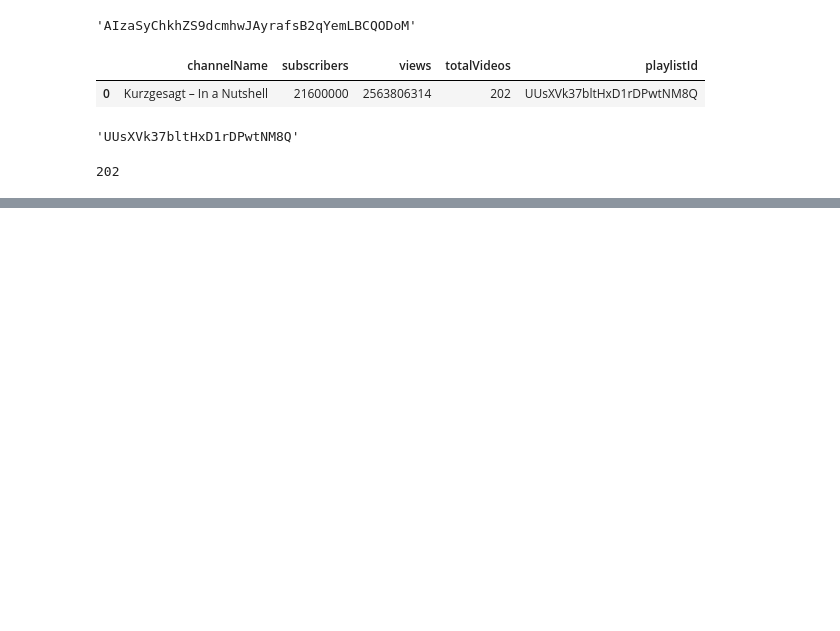
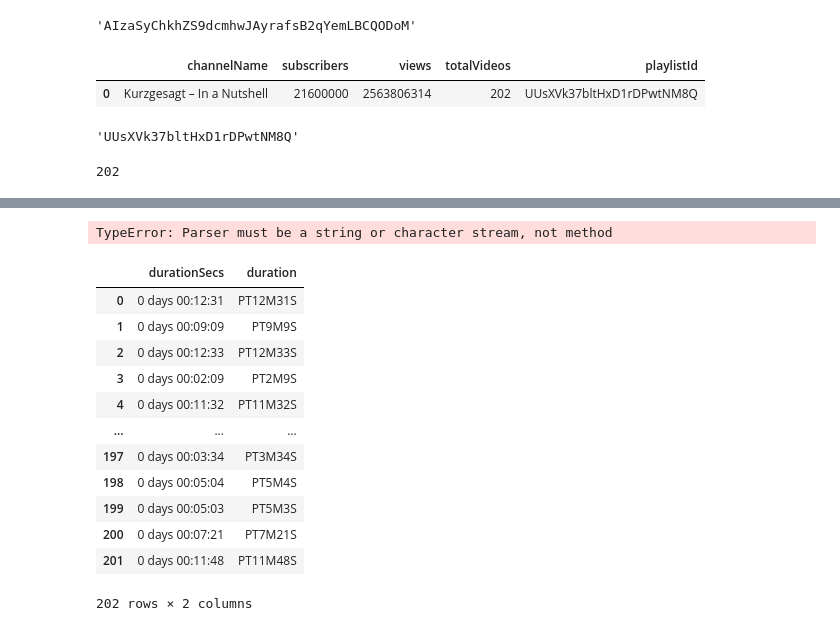
Before and after one commit to dilekilgenn/new-project, a Jupyter notebook: youtube_api_project.ipynb, the cells around one changed output, grey strips where cells are left out. Cells and saved outputs as stored; diff of their text form; code cells hidden in the pictures; blank space fills up the shorter version.

```diff
--- a/youtube_api_project.ipynb
+++ b/youtube_api_project.ipynb
@@ -86,0 +152,31 @@ len(video_ids)
+# %%
+#Convert count columns to numeric
+numeric_cols= ["viewCount","likeCount","favouriteCount","commentCount"]
+video_df[numeric_cols] = video_df[numeric_cols].apply(pd.to_numeric, errors="coerce", axis=1)
+# %%
+# Find published day
+video_df['publishedAt'] = video_df['publishedAt'].apply(lambda x: parser.parse(x))
+video_df['pushblishDayName'] = video_df['publishedAt'].apply(lambda x: x.strftime("%A"))
+# %% [output]
+TypeError: Parser must be a string or character stream, not method
+# %%
+# convert duration to seconds
+video_df['durationSecs'] = video_df['duration'].apply(lambda x: isodate.parse_duration(x))
+video_df['durationSecs'] = video_df['durationSecs'].astype('timedelta64[s]')
+# %%
+
+video_df[['durationSecs', 'duration']]
+# %% [output]
+|  | durationSecs | duration |
+| 0 | 0 days 00:12:31 | PT12M31S |
+| 1 | 0 days 00:09:09 | PT9M9S |
+| 2 | 0 days 00:12:33 | PT12M33S |
+| 3 | 0 days 00:02:09 | PT2M9S |
+| 4 | 0 days 00:11:32 | PT11M32S |
+| ... | ... | ... |
+| 197 | 0 days 00:03:34 | PT3M34S |
+| 198 | 0 days 00:05:04 | PT5M4S |
+| 199 | 0 days 00:05:03 | PT5M3S |
+| 200 | 0 days 00:07:21 | PT7M21S |
+| 201 | 0 days 00:11:48 | PT11M48S |
+202 rows × 2 columns
```
Also changed, not shown: parts of 6 cells of this notebook, 2 other files.
